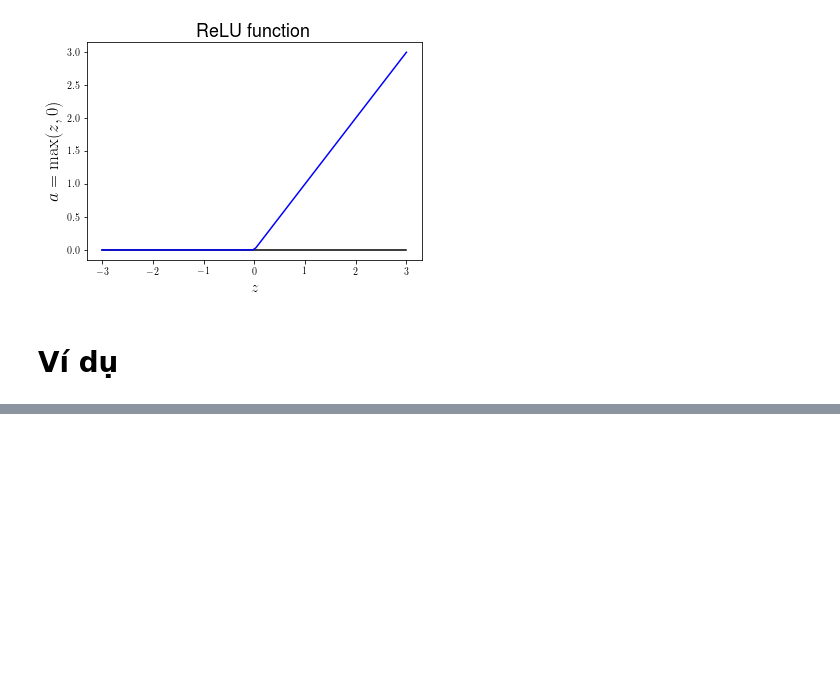
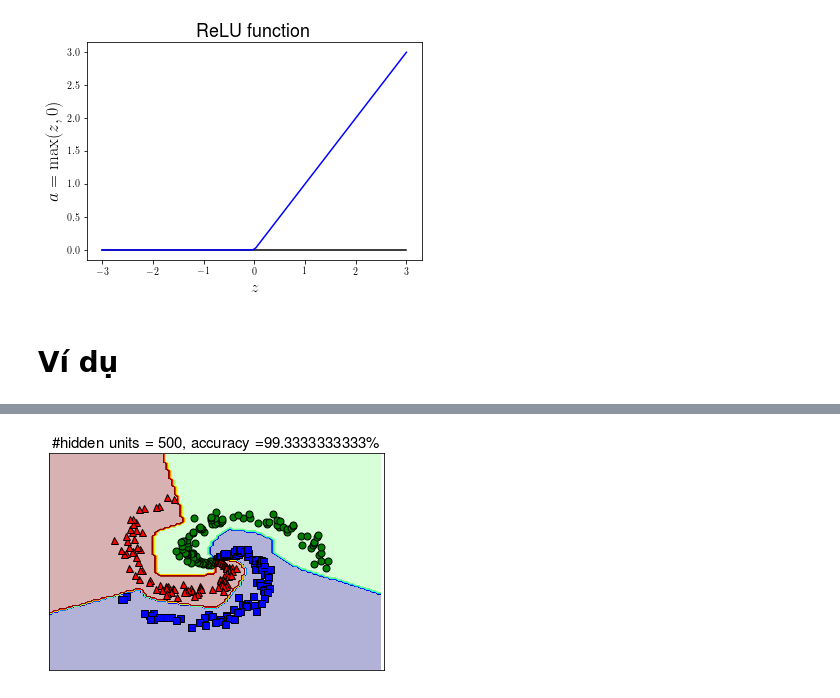
Before and after one commit to tiepvupsu/ebookML_src, a Jupyter notebook: src/mlp/MLP.ipynb, the cells around one changed output, grey strips where cells are left out. Saved outputs shown, nothing was run; the diff lists cells and outputs as text; code cells hidden in the pictures; blank space fills up the shorter version.

```diff
--- a/src/mlp/MLP.ipynb
+++ b/src/mlp/MLP.ipynb
@@ -137,0 +140,19 @@ plt.show()
+# %%
+def softmax_stable(Z):
+    """
+    Compute softmax values for each sets of scores in Z.
+    each row of Z is a set of scores.
+    """
+    e_Z = np.exp(Z - np.max(Z, axis = 1, keepdims = True))
+    A = e_Z / e_Z.sum(axis = 1, keepdims = True)
+    return A
+
+def crossentropy_loss(Yhat, y):
+    """
+    Yhat: a numpy array of shape (Npoints, nClasses) -- predicted output
+    y: a numpy array of shape (Npoints) -- ground truth. We don't need to use
+    the one-hot vector here since most of elements are zeros. When programming
+    in numpy, we need to use the corresponding indexes only.
+    """
+    id0 = range(Yhat.shape[0])
+    return -np.mean(np.log(Yhat[id0, y]))
@@ -137,0 +215,63 @@ plt.show()
+# %%
+d0 = 2
+d1 = h = 500 # size of hidden layer
+d2 = C = 3
+eta = 1 # learning rate
+# initialize parameters randomly
+(W1, b1, W2, b2) = mlp_init(d0, d1, d2)
+(W1, b1, W2, b2, loss_hist) =mlp_fit(X, y, W1, b1, W2, b2, eta)
+
+y_pred = mlp_predict(X, W1, b1, W2, b2)
+acc = 100*np.mean(y_pred == y)
+print('training accuracy: %.2f %%' % acc)
+
+# Visualize results
+
+xm = np.arange(-1.5, 1.5, 0.025)
+xlen = len(xm)
+ym = np.arange(-1.5, 1.5, 0.025)
+ylen = len(ym)
+xx, yy = np.meshgrid(xm, ym)
+
+
+# xx, yy = np.meshgrid(np.arange(x_min, x_max, h), np.arange(y_min, y_max, h))
+# xx.ravel(), yy.ravel()
+
+# print(np.ones((1, xx.size)).shape)
+xx1 = xx.ravel().reshape(1, xx.size)
+yy1 = yy.ravel().reshape(1, yy.size)
+
+
+X0 = np.vstack((xx1, yy1)).T
+Z = mlp_predict(X0, W1, b1, W2, b2)
+Z = Z.reshape(xx.shape)
+
+plt.clf()
+CS = plt.contourf(xx, yy, Z, 200, cmap='jet', alpha = .3)
+
+# N = 100
+# print(N)
+
+plt.plot(X[:N, 0], X[:N, 1], 'bs', markersize = 7, markeredgecolor = 'k');
+plt.plot(X[N:2*N, 0], X[N:2*N, 1], 'go', markersize = 7, markeredgecolor = 'k');
+plt.plot(X[2*N:, 0], X[2*N:, 1], 'r^', markersize = 7, markeredgecolor = 'k');
+
+# plt.axis('off')
+plt.xlim([-1.5, 1.5])
+plt.ylim([-1.5, 1.5])
+cur_axes = plt.gca()
+cur_axes.axes.get_xaxis().set_ticks([])
+cur_axes.axes.get_yaxis().set_ticks([])
+
+plt.xlim(-1.5, 1.5)
+plt.ylim(-1.5, 1.5)
+plt.xticks(())
+plt.yticks(())
+str0 = '\#hidden units = ' + str(d1) + ', accuracy =' + str(acc) + '\%'
+plt.title(str0, fontsize = 15)
+
+filename = 'ex_res'+ str(d1) + '.pdf'
+with PdfPages(filename) as pdf:
+    pdf.savefig(bbox_inches='tight')
+plt.show()
+# %% [output]
@@ -137,0 +289 @@ plt.show()
+[figure, added]
```
Also changed, not shown: parts of 5 cells of this notebook, 23 other files.
